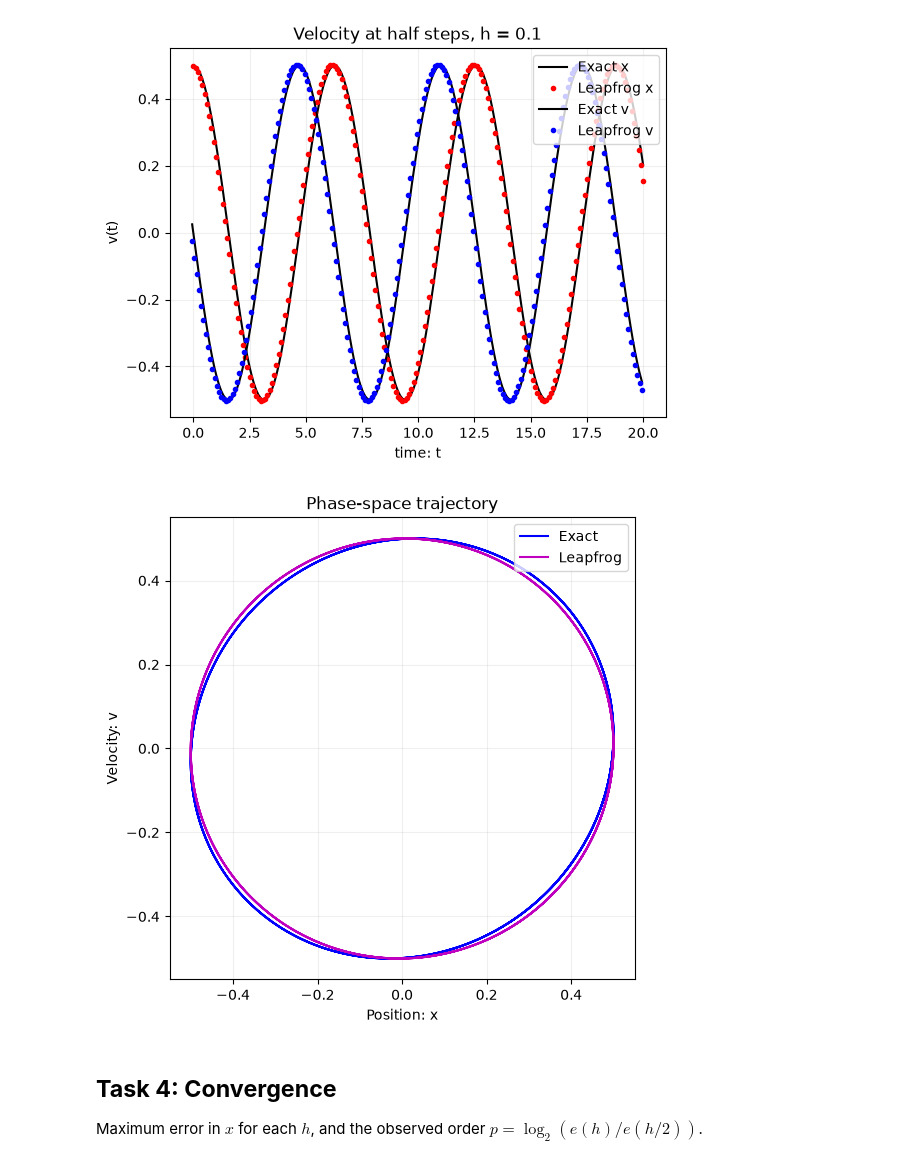
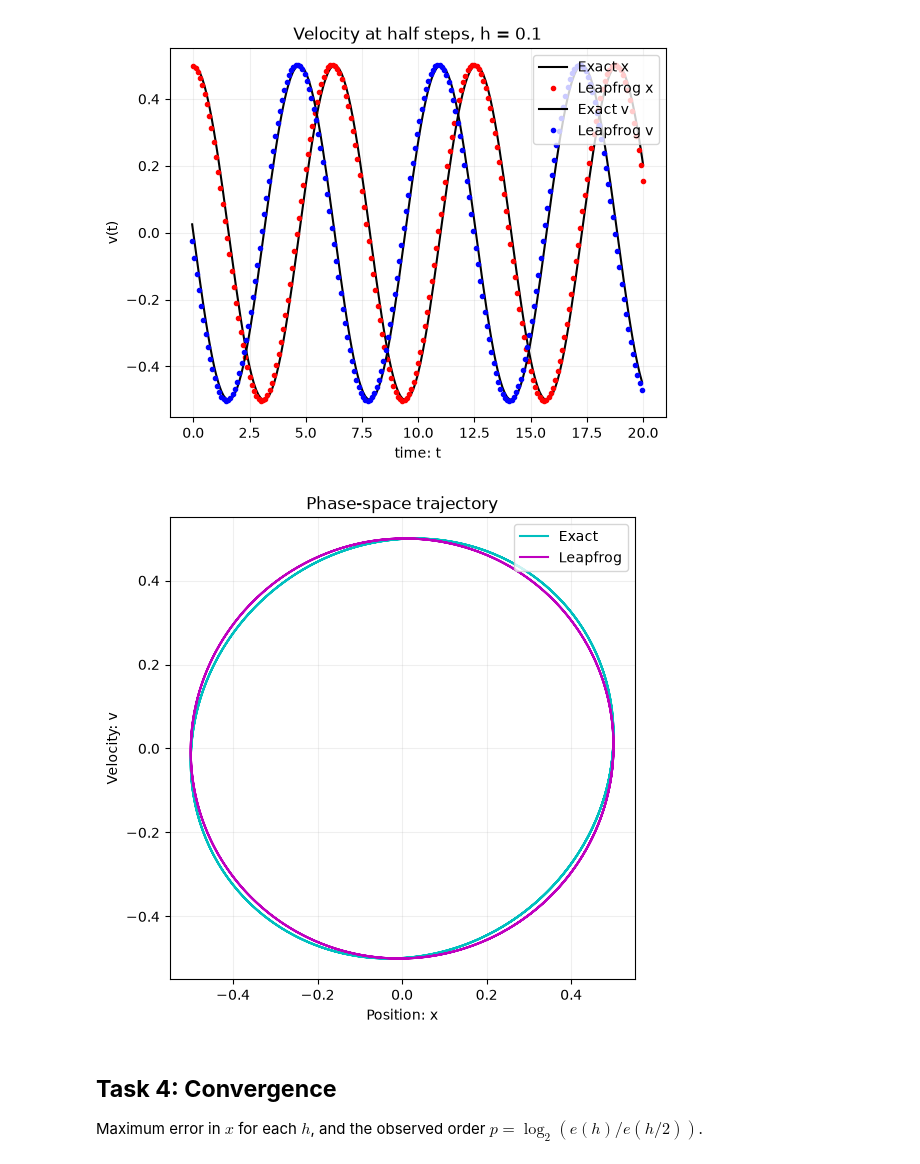
Before and after one commit to Aathi2165/AE801_2026, a Jupyter notebook: numode_ivp/B Kalyana Raama - Leapfrog ODE.ipynb, the cells around one changed output. Saved outputs shown, nothing was run; the diff lists cells and outputs as text; code cells hidden in the pictures.

```diff
--- a/numode_ivp/B Kalyana Raama - Leapfrog ODE.ipynb
+++ b/numode_ivp/B Kalyana Raama - Leapfrog ODE.ipynb
@@ -107,16 +107,16 @@ plt.show()
 [figure]
 # %%
 plt.figure(figsize=(6, 6))
-plt.plot(x, -0.5*np.sin(timestep - h/2), 'b', label='Exact')
+plt.plot(x, -0.5*np.sin(timestep - h/2), 'c', label='Exact')
 plt.plot(x, v, 'm', label='Leapfrog')
 plt.xlabel('Position: x')
 plt.ylabel('Velocity: v')
 plt.title('Phase-space trajectory')
 plt.grid(True, alpha=0.2)
 plt.legend(loc='upper right')
 plt.show()
 # %% [output]
-[figure, old version]
+[figure, new version]
 # %% [markdown]
 ## **Task 4: Convergence**
 
```
Also changed, not shown: parts of 3 cells of this notebook.
